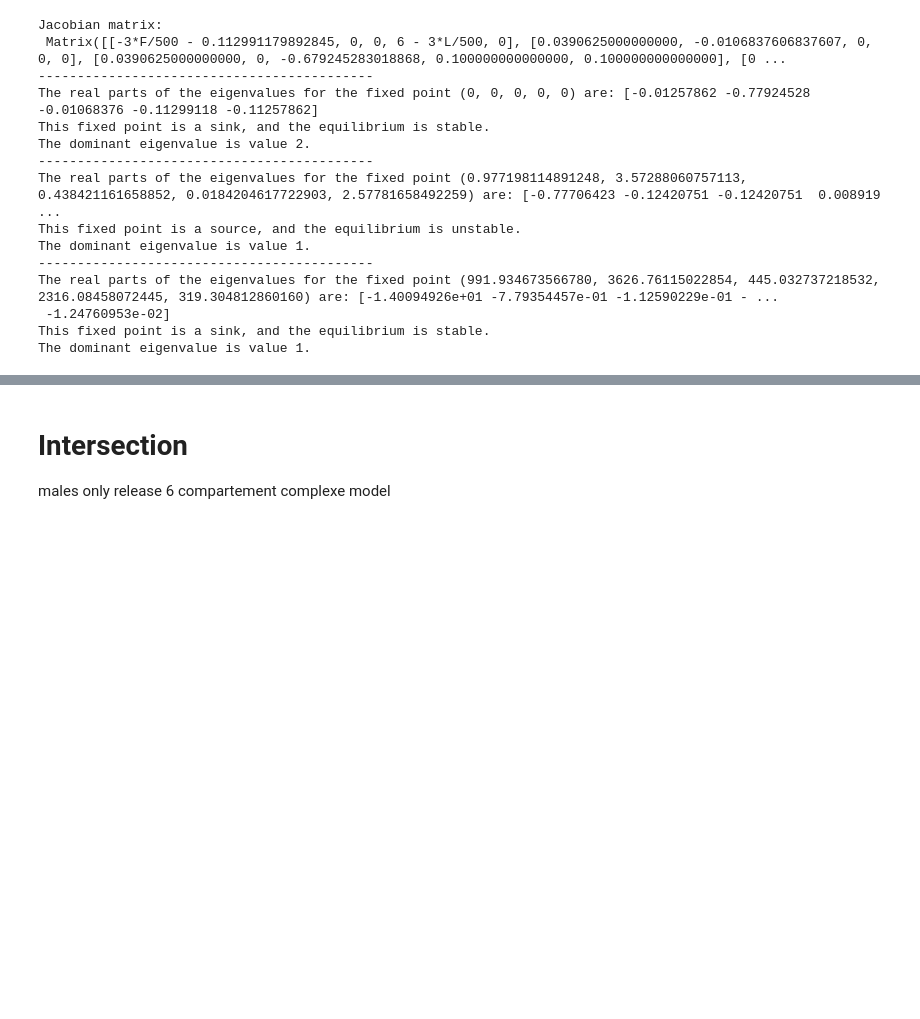
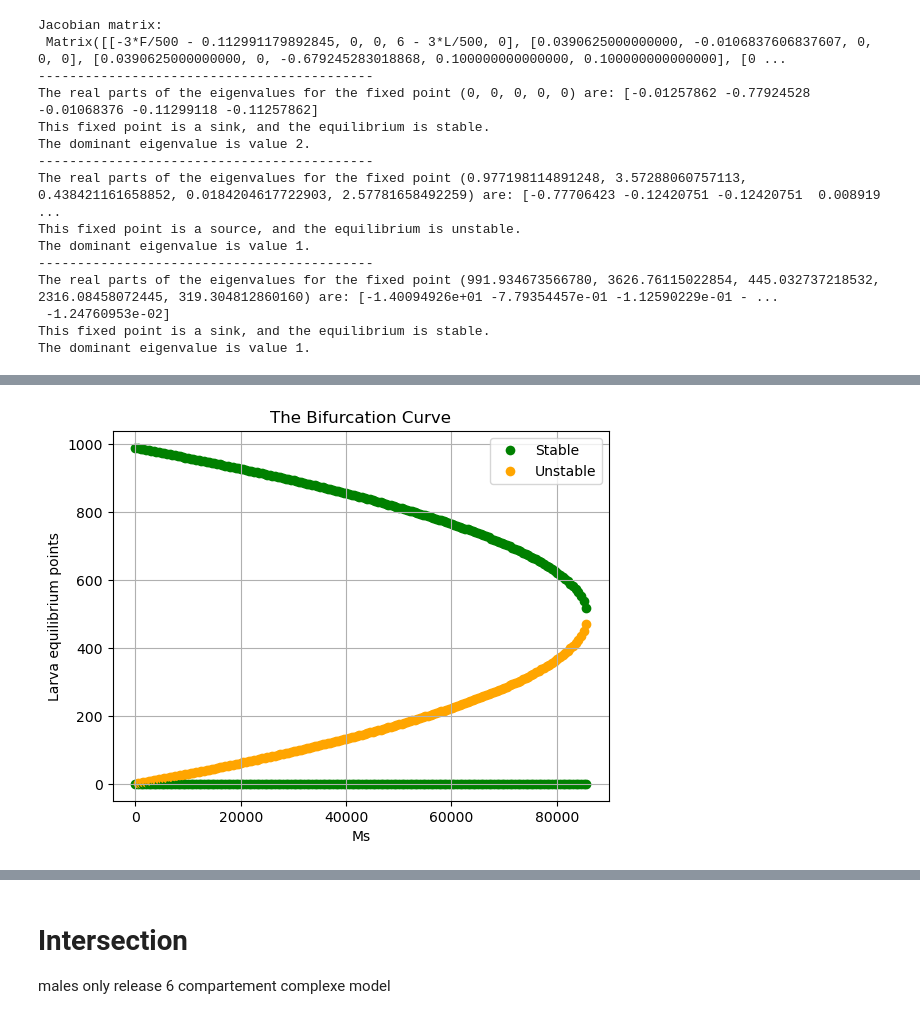
Before and after one commit to m2cci-belkhayt/Controlling-D.suzukii-population-using-mathematical-modeling-and-SIT-with-Females-and-Males-release, a Jupyter notebook: Non Basic model.ipynb, the cells around one changed output, grey strips where cells are left out. Saved outputs shown, nothing was run; the diff lists cells and outputs as text; code cells hidden in the pictures; blank space fills up the shorter version.

```diff
--- a/Non Basic model.ipynb
+++ b/Non Basic model.ipynb
@@ -375,12 +425,13 @@ delta = 0.1
 eta0 = ((1 - m) * vL * vF * b) / (uF * (uL + vL))  # Number of baseline descendants
 
 # Generate Ms values
-Ms_values = np.linspace(0, 520000, 1000)
+Ms_values = np.linspace(0, 500000, 1000)
 Ms_value = []
 l_values = []
 stable_points = []
 unstable_points = []
 solution=[]
+colors=[]
 # Calculate the roots for each Ms value
 for Ms in Ms_values:
     term1 = -(eta0 / K)
@@ -392,75 +443,86 @@ for Ms in Ms_values:
 
     if len(real_roots) == 0:
         break  # Exit the loop if there are no real roots
+    if Ms == 0:
+        l = np.zeros(2)
+        if real_roots[0]<real_roots[1]:
+            l[0] = real_roots[0]
+            l[1] = real_roots[1]
+
+        else:
+            l = real_roots
+        Ms_value.append(Ms)
+        Ms_value.append(Ms)
+        colors.append('green')
+        colors.append('green')
+        l=np.array(l)
+        l_values.append(l)
     else:
-        if Ms == 0:
-            l = np.zeros(2)
-            l = real_roots
-        else:
-            l = np.zeros(3)
-            l[0] = 0
+        l = np.zeros(3)
+        if real_roots[0]<real_roots[1]:
             l[1] = real_roots[0]
             l[2] = real_roots[1]
-        #print(l)
+        else:
+            l[1] = real_roots[1]
+            l[2] = real_roots[0]
+        Ms_value.append(Ms)
+        Ms_value.append(Ms)
+        Ms_value.append(Ms)
+        colors.append('green')
+        colors.append('orange')
+        colors.append('green')
+        l=np.array(l)
+        l_values.append(l)
+
         for i in l:
             if i == 0:
                 solution.append([0, 0, 0, 0, 0])
-                Ms_value.append(Ms)
+
             else:
                 M = m * vL * i / uM
                 F = (uL + vL) * i / (b * (1 - i / K))
                 S = (Ms * (uF + delta)) / (M * (uF + delta)) * F
                 V = (uF + delta) / (vF) * ((M + Ms) / M) * F
                 solution.append([i, M, V, F, S])
-                Ms_value.append(Ms)
         #print(solution)
-
+l_values=np.concatenate(l_values)
 # Associate roots with equilibrium points and determine stability
 L, M, V, F, S = symbols('L M V F S')
 # Define the equations
 M_term = (M / (M + Ms)) if Ms != 0 else 1.0
 Ms_term = (Ms / (M + Ms)) if Ms != 0 else 0.0
 
 L_dot = b * (1 - (L / K)) * F - (vL + uL) * L
 M_dot = m * vL * L - uM * M
 V_dot = (1 - m) * vL * L + delta * F + gamma * S - (uF + vF) * V
 F_dot = vF * M / (M + Ms) * V - (uF + delta) * F
 S_dot = vF * Ms / (M + Ms) * V - (uF + gamma) * S
 
 eqMat = sm.Matrix([L_dot, M_dot, V_dot, F_dot, S_dot])
 Mat = sm.Matrix([L, M, V, F, S])
 jacMat = eqMat.jacobian(Mat)
 
-colors = []
-for eq in solution:
-    # Substitute equilibrium values into the Jacobian matrix and obtain eigenvalues
-    eqmat = np.array(jacMat.subs([(L, eq[0]), (M, eq[1]), (V, eq[2]), (F, eq[3]), (S, eq[4])])).astype(np.float64)
-    eigenValues, eigenVectors = linalg.eig(eqmat)
+for i in range(len(colors)):
+    plt.scatter(Ms_value[i], l_values[i], color=colors[i])
+plt.grid()
+plt.xlabel('Ms')
+plt.ylabel('Larva equilibrium points')
+plt.title('The Bifurcation Curve')
 
-    # Check the sign of the real parts
-    if all([d < 0 for d in eigenValues.real]):
-        colors.append('green')  # Stable point
-    else:
-        colors.append('orange')  # Unstable point
-print(len(Ms_value))
-print(len(Ms_values))
-print(len(solution))
-# Plotting
-plt.scatter(Ms_value, [eq[0] for eq in solution], c=colors)
-plt.xlabel('Ms')
-plt.ylabel('Equilibrium Value L')
-plt.title('Bifurcation of Stability of the Equilibrium Points')
-plt.grid()
-unique_colors = np.unique(colors)
-labels = [' Stable', 'Unstable'] + ['Color {}'.format(i+1) for i in range(len(unique_colors))]
+# Create a custom legend
+legend_labels = ['Stable', 'Unstable']
+legend_colors = ['green', 'orange']
+legend_markers = ['o', 'o']
+legend_elements = [plt.Line2D([0], [0], marker=marker, color='w', label=label, markerfacecolor=color, markersize=8)
+                   for marker, color, label in zip(legend_markers, legend_colors, legend_labels)]
 
-# Create a list of handles for each color
-handles = [plt.Line2D([0], [0], marker='o', color='w', markerfacecolor=color, markersize=8) for color in unique_colors]
+# Add the legend
+plt.legend(handles=legend_elements)
 
-# Pass the handles and labels to plt.legend()
-plt.legend(handles, labels)
-name= 'bifurcation of the males release complex model'
+# Display the plot
+plt.show()
+# Export the graph
+name="Bifurcation of the males release 6 compartements"
 plt.savefig(output_fold+'\\'+name+'.png', dpi=300)
-
-plt.show()
 # %% [output]
+[figure, new version]
```
Also changed, not shown: parts of 7 cells of this notebook, 3 other files.
